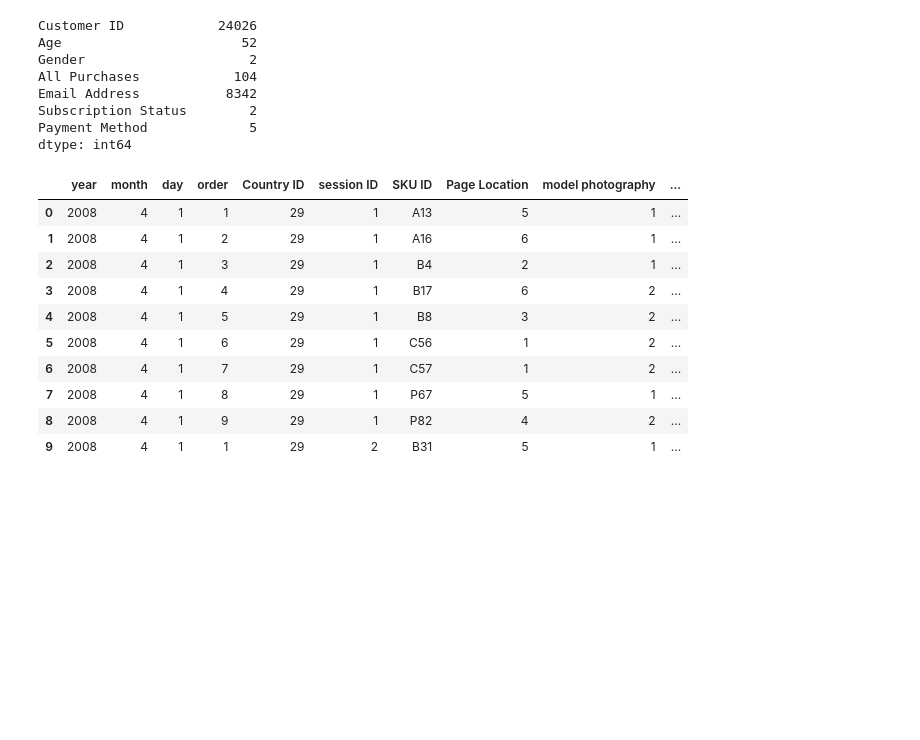
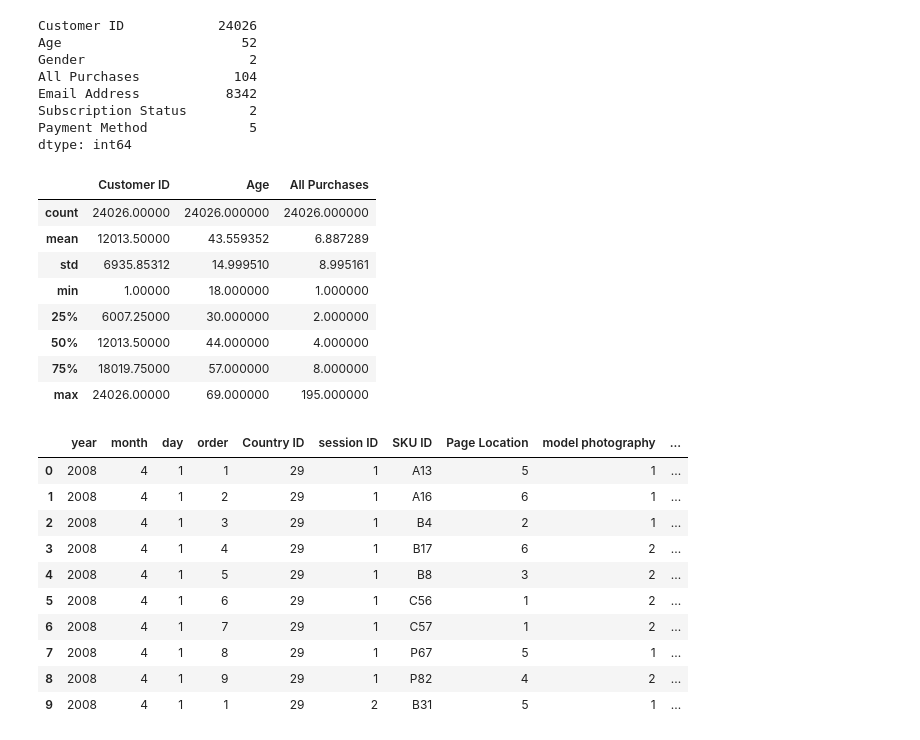
Before and after one commit to aaronbannin/essential-takehome, a Jupyter notebook: notebooks/explorer.ipynb, the cells around one changed output. Cells and saved outputs as stored; diff of their text form; code cells hidden in the pictures; blank space fills up the shorter version.

```diff
--- a/notebooks/explorer.ipynb
+++ b/notebooks/explorer.ipynb
@@ -75,6 +77,18 @@ Email Address           8342
 Subscription Status        2
 Payment Method             5
 dtype: int64
+# %%
+customers.describe()
+# %% [output]
+|  | Customer ID | Age | All Purchases |
+| count | 24026.00000 | 24026.000000 | 24026.000000 |
+| mean | 12013.50000 | 43.559352 | 6.887289 |
+| std | 6935.85312 | 14.999510 | 8.995161 |
+| min | 1.00000 | 18.000000 | 1.000000 |
+| 25% | 6007.25000 | 30.000000 | 2.000000 |
+| 50% | 12013.50000 | 44.000000 | 4.000000 |
+| 75% | 18019.75000 | 57.000000 | 8.000000 |
+| max | 24026.00000 | 69.000000 | 195.000000 |
 # %%
 clickstream = datasets["session_clickstream_data.csv"]
 # %%
```
Also changed, not shown: parts of 4 cells of this notebook, 8 other files.
